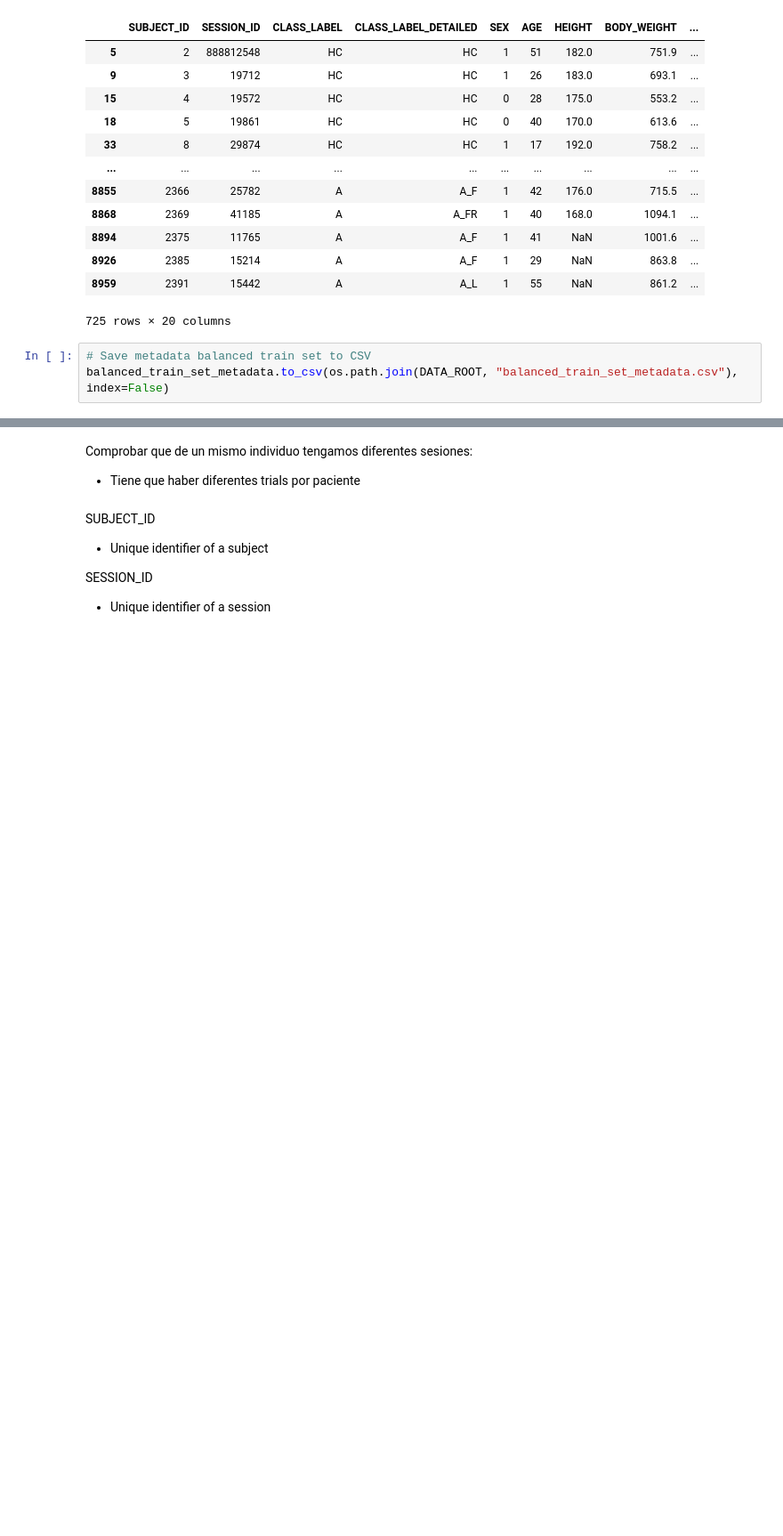
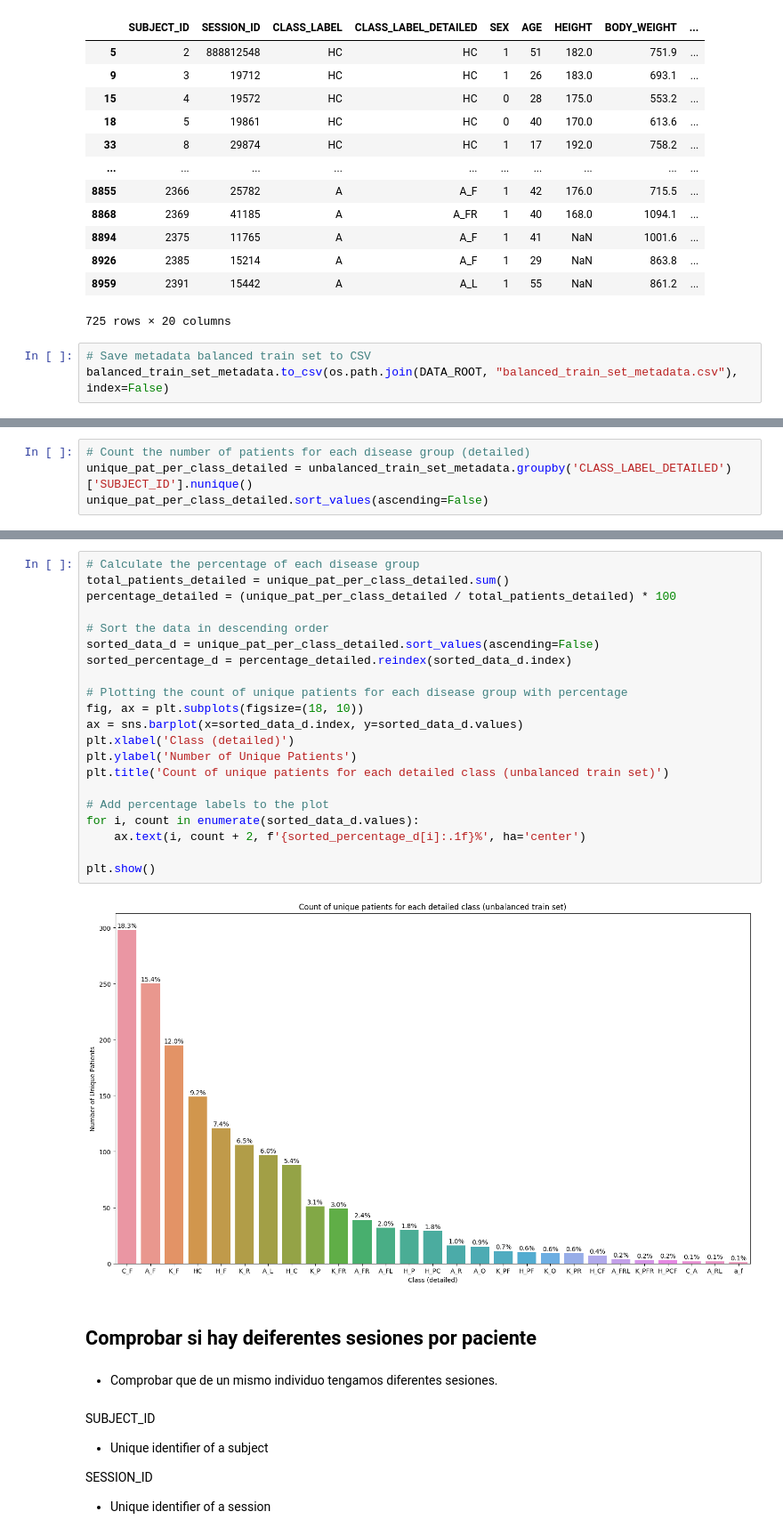
Before and after one commit to bernatsort/Therapy-Progress-Gait-Prediction, a Jupyter notebook: code.ipynb, the cells around one changed output, grey strips where cells are left out. Shown at 89% size. Saved outputs shown, nothing was run; the diff lists cells and outputs as text; blank space fills up the shorter version.

```diff
--- a/code.ipynb
+++ b/code.ipynb
@@ -191,0 +249,4 @@ balanced_train_set_metadata.to_csv(os.path.join(DATA_ROOT, "balanced_train_set_m
+# %%
+# Count the number of patients for each disease group (detailed)
+unique_pat_per_class_detailed = unbalanced_train_set_metadata.groupby('CLASS_LABEL_DETAILED')['SUBJECT_ID'].nunique()
+unique_pat_per_class_detailed.sort_values(ascending=False)
@@ -192,7 +271,30 @@ balanced_train_set_metadata.to_csv(os.path.join(DATA_ROOT, "balanced_train_set_m
+# %%
+# Calculate the percentage of each disease group
+total_patients_detailed = unique_pat_per_class_detailed.sum()
+percentage_detailed = (unique_pat_per_class_detailed / total_patients_detailed) * 100
+
+# Sort the data in descending order
+sorted_data_d = unique_pat_per_class_detailed.sort_values(ascending=False)
+sorted_percentage_d = percentage_detailed.reindex(sorted_data_d.index)
+
+# Plotting the count of unique patients for each disease group with percentage
+fig, ax = plt.subplots(figsize=(18, 10))
+ax = sns.barplot(x=sorted_data_d.index, y=sorted_data_d.values)
+plt.xlabel('Class (detailed)')
+plt.ylabel('Number of Unique Patients')
+plt.title('Count of unique patients for each detailed class (unbalanced train set)')
+
+# Add percentage labels to the plot
+for i, count in enumerate(sorted_data_d.values):
+    ax.text(i, count + 2, f'{sorted_percentage_d[i]:.1f}%', ha='center')
+
+plt.show()
+# %% [output]
+[figure, added]
+# %% [markdown]
+## Comprobar si hay deiferentes sesiones por paciente
 # %% [markdown]
-Comprobar que de un mismo individuo tengamos diferentes sesiones:
-
-+ Tiene que haber diferentes trials por paciente
+- Comprobar que de un mismo individuo tengamos diferentes sesiones.
 # %% [markdown]
 SUBJECT_ID
 - Unique identifier of a subject
```
Also changed, not shown: parts of 34 cells of this notebook.
